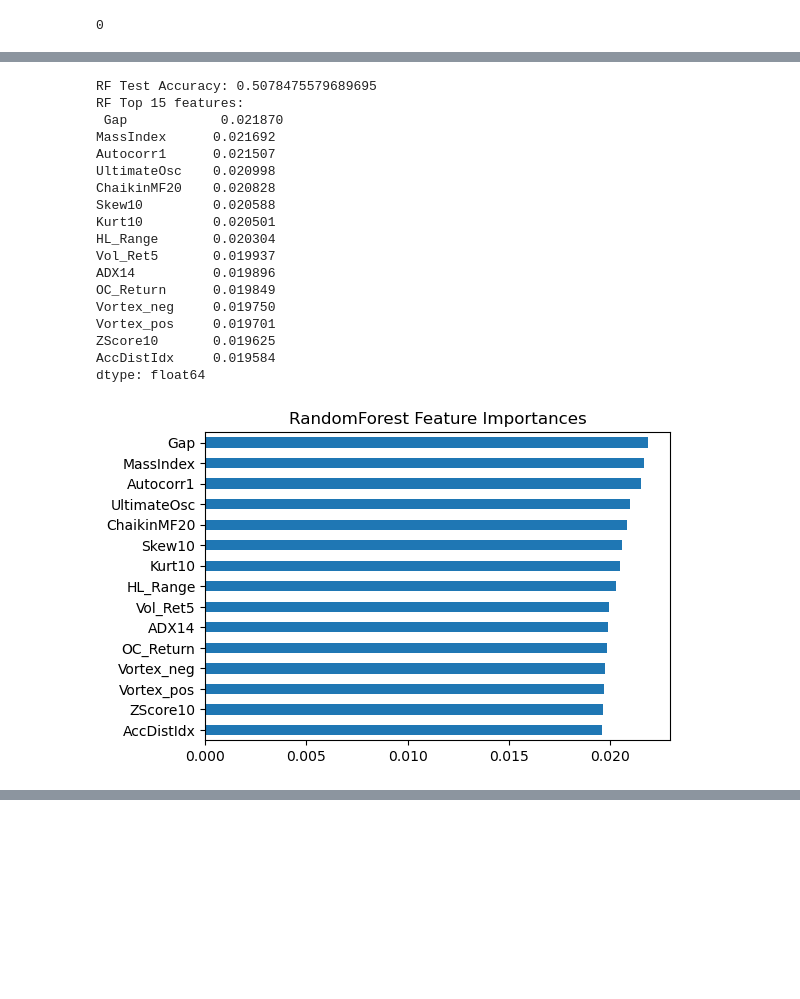
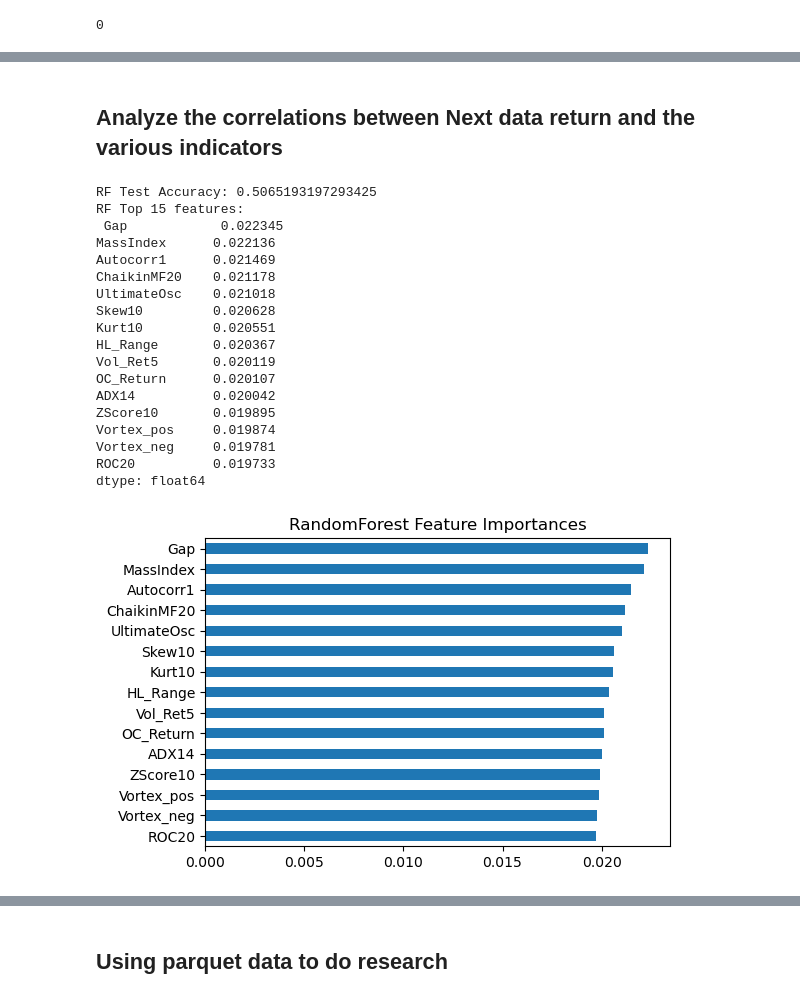
Before and after one commit to lucasking0109/MF-810-Final-Project, a Jupyter notebook: Cleaning data.ipynb, the cells around one changed output, grey strips where cells are left out. Cells and saved outputs as stored; diff of their text form; code cells hidden in the pictures; blank space fills up the shorter version.

Commit message:
model update

```diff
--- a/Cleaning data.ipynb
+++ b/Cleaning data.ipynb
@@ -8,5 +22,5 @@ from sklearn.preprocessing import StandardScaler
 # %%
-df = pd.read_csv("/Users/lucasking/Library/CloudStorage/OneDrive-Personal/桌面/BU/MF 810 Advanced programming/Final project/stock_data_5yr.csv")
+df = pd.read_csv("/Users/lucasking/Library/CloudStorage/OneDrive-Personal/桌面/BU/2025 Spring/MF 810 Advanced programming/Final project/datasets/stock_data_5yr.csv")
 df_clean = df.copy()
 # %%
 print(df.shape)
@@ -75 +159,3 @@ df_clean.isna().sum().sum()
+# %% [markdown]
+## Analyze the correlations between Next data return and the various indicators
 # %%
@@ -123,70 +202,58 @@ y = df_clean["Target"]
 # %%
-import matplotlib.pyplot as plt
-from sklearn.metrics import accuracy_score
-from sklearn.ensemble import RandomForestClassifier
-from sklearn.linear_model import LogisticRegression
-from sklearn.model_selection import TimeSeriesSplit, cross_val_score
-import matplotlib.pyplot as plt
+# from start to 20230101 for test, others for test
 
-
-
-# 0. 假设 df_clean 已经是前面处理好：按 ticker+date 排序、加上 Target
-#    并且 feature_cols 列出了所有你想尝试的技术指标
-
-# 1. 按日期切训练/测试
-#    比如：2024-01-01 以前当训练，之后当测试
-split_date = "2024-01-01"
+split_date = "2023-01-01"
 train_mask = df_clean["Date"] < split_date
 X_train, y_train = df_clean.loc[train_mask, feature_cols], df_clean.loc[train_mask, "Target"]
 X_test,  y_test  = df_clean.loc[~train_mask, feature_cols], df_clean.loc[~train_mask, "Target"]
 
-# 2. 随机森林模型
+# Random Forest
 rf = RandomForestClassifier(n_estimators=200, random_state=42, n_jobs=-1)
 rf.fit(X_train, y_train)
 
-# 3. 测试集表现
+#Test
 y_pred = rf.predict(X_test)
 print("RF Test Accuracy:", accuracy_score(y_test, y_pred))
 
-# 4. 特征重要度（降序）
+# importance of features
 imp_rf = pd.Series(rf.feature_importances_, index=feature_cols).sort_values(ascending=False)
 print("RF Top 15 features:\n", imp_rf.head(15))
 
-# 5. 可视化前 15
+
 plt.figure(figsize=(6,4))
 imp_rf.head(15).plot.barh()
 plt.gca().invert_yaxis()
 plt.title("RandomForest Feature Importances")
 plt.show()
 
-# ——可选：带 L1 正则的逻辑回归，稀疏化特征——
+# L1 regression
 lr = LogisticRegression(penalty="l1", solver="saga", C=1.0, max_iter=5000, n_jobs=-1)
 lr.fit(X_train, y_train)
 coef_abs = pd.Series(np.abs(lr.coef_[0]), index=feature_cols).sort_values(ascending=False)
 print("LR Top 15 features:\n", coef_abs.head(15))
 
-# ——时间序列交叉验证看整体稳定性——
+# —Cross Validation
 tscv = TimeSeriesSplit(n_splits=5)
 cv_scores = cross_val_score(rf, df_clean[feature_cols], df_clean["Target"],
                             cv=tscv, scoring="accuracy", n_jobs=-1)
 print("RF TimeSeries CV Accuracy:", cv_scores, "mean=", cv_scores.mean())
 # %% [output]
-RF Test Accuracy: 0.5078475579689695
+RF Test Accuracy: 0.5065193197293425
 RF Top 15 features:
- Gap            0.021870
-MassIndex      0.021692
-Autocorr1      0.021507
-UltimateOsc    0.020998
-ChaikinMF20    0.020828
-Skew10         0.020588
-Kurt10         0.020501
-HL_Range       0.020304
-Vol_Ret5       0.019937
-ADX14          0.019896
-OC_Return      0.019849
-Vortex_neg     0.019750
-Vortex_pos     0.019701
-ZScore10       0.019625
-AccDistIdx     0.019584
+ Gap            0.022345
+MassIndex      0.022136
+Autocorr1      0.021469
+ChaikinMF20    0.021178
+UltimateOsc    0.021018
+Skew10         0.020628
+Kurt10         0.020551
+HL_Range       0.020367
+Vol_Ret5       0.020119
+OC_Return      0.020107
+ADX14          0.020042
+ZScore10       0.019895
+Vortex_pos     0.019874
+Vortex_neg     0.019781
+ROC20          0.019733
 dtype: float64
-[figure, old version]
+[figure, new version]
@@ -192,0 +278,2 @@ dtype: float64
+# %% [markdown]
+## Using parquet data to do research
```
Also changed, not shown: parts of 26 cells of this notebook.
